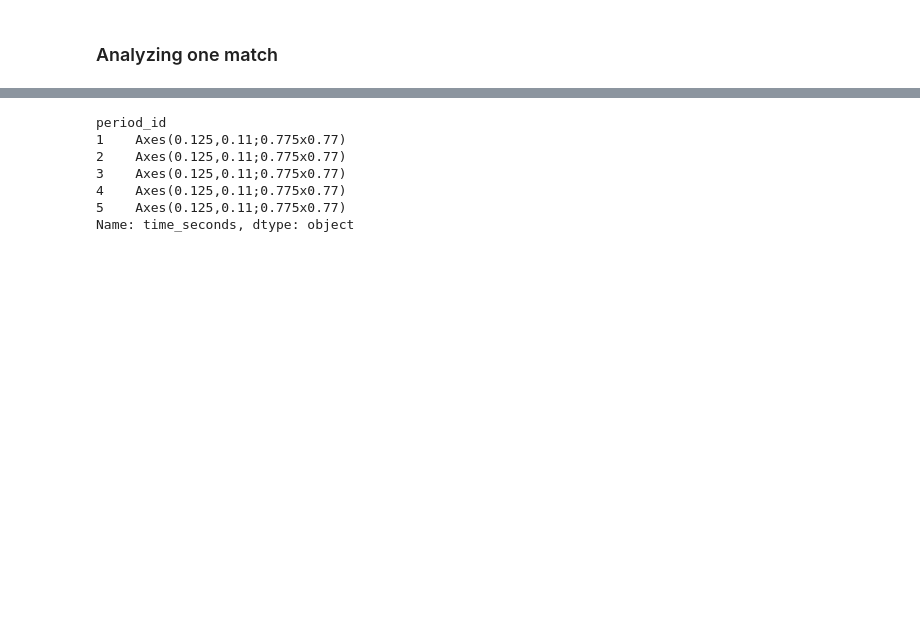
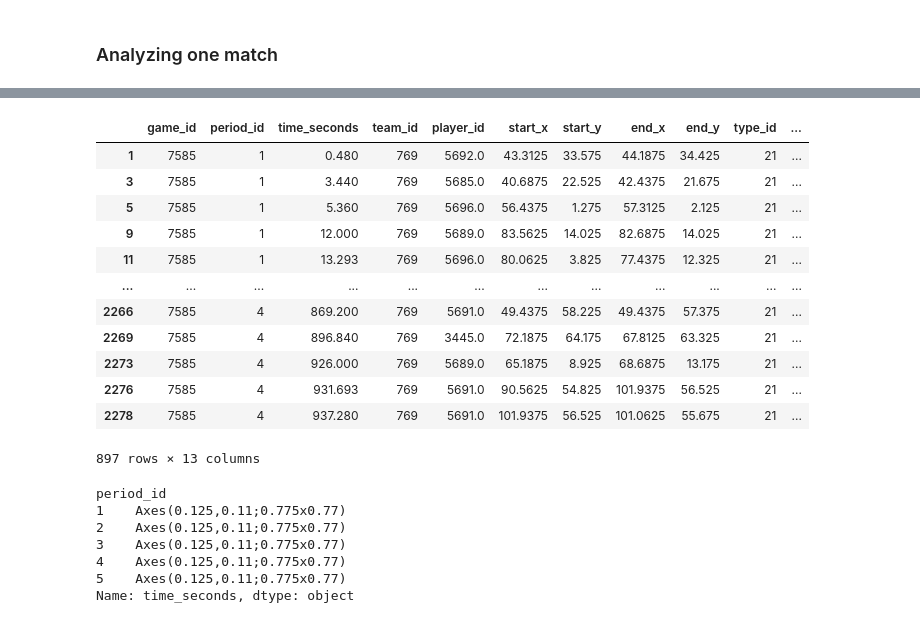
Before and after one commit to Joaquin-Garay/soccer-infogeo, a Jupyter notebook: 02-data-exploration.ipynb, the cells around one changed output, grey strips where cells are left out. Cells and saved outputs as stored; diff of their text form; code cells hidden in the pictures; blank space fills up the shorter version.

```diff
--- a/02-data-exploration.ipynb
+++ b/02-data-exploration.ipynb
@@ -41,3 +61,19 @@ match.describe()
+# %%
+match[match["type_id"] == 21 ]
+# %% [output]
+|  | game_id | period_id | time_seconds | team_id | player_id | start_x | start_y | end_x | end_y | type_id | ... |
+| 1 | 7585 | 1 | 0.480 | 769 | 5692.0 | 43.3125 | 33.575 | 44.1875 | 34.425 | 21 | ... |
+| 3 | 7585 | 1 | 3.440 | 769 | 5685.0 | 40.6875 | 22.525 | 42.4375 | 21.675 | 21 | ... |
+| 5 | 7585 | 1 | 5.360 | 769 | 5696.0 | 56.4375 | 1.275 | 57.3125 | 2.125 | 21 | ... |
+| 9 | 7585 | 1 | 12.000 | 769 | 5689.0 | 83.5625 | 14.025 | 82.6875 | 14.025 | 21 | ... |
+| 11 | 7585 | 1 | 13.293 | 769 | 5696.0 | 80.0625 | 3.825 | 77.4375 | 12.325 | 21 | ... |
+| ... | ... | ... | ... | ... | ... | ... | ... | ... | ... | ... | ... |
+| 2266 | 7585 | 4 | 869.200 | 769 | 5691.0 | 49.4375 | 58.225 | 49.4375 | 57.375 | 21 | ... |
+| 2269 | 7585 | 4 | 896.840 | 769 | 3445.0 | 72.1875 | 64.175 | 67.8125 | 63.325 | 21 | ... |
+| 2273 | 7585 | 4 | 926.000 | 769 | 5689.0 | 65.1875 | 8.925 | 68.6875 | 13.175 | 21 | ... |
+| 2276 | 7585 | 4 | 931.693 | 769 | 5691.0 | 90.5625 | 54.825 | 101.9375 | 56.525 | 21 | ... |
+| 2278 | 7585 | 4 | 937.280 | 769 | 5691.0 | 101.9375 | 56.525 | 101.0625 | 55.675 | 21 | ... |
+897 rows × 13 columns
 # %%
 #two full-time halfs, and two 15-min suplementary halfs. timeperiod==5 should be penalties.
 df_aux = match.groupby("period_id")
```
Also changed, not shown: parts of 2 cells of this notebook.
